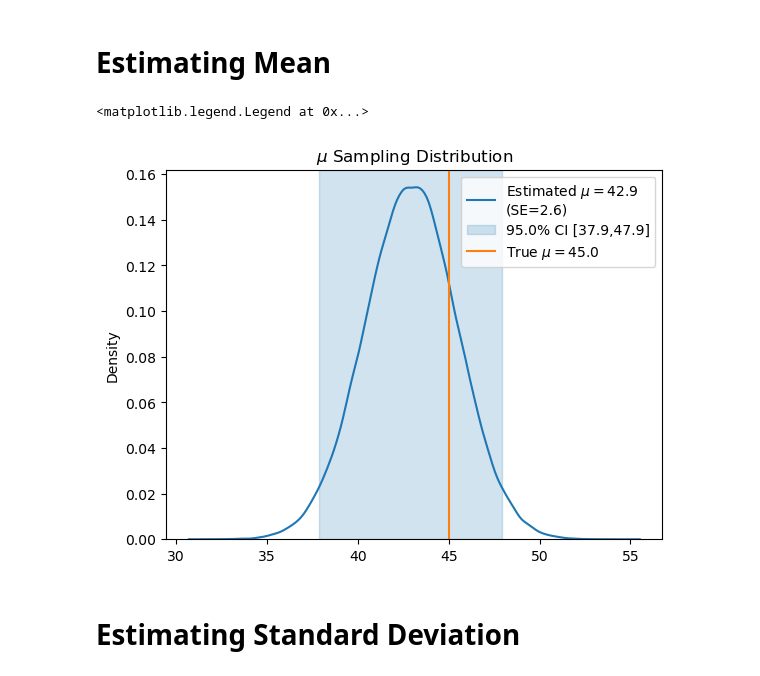
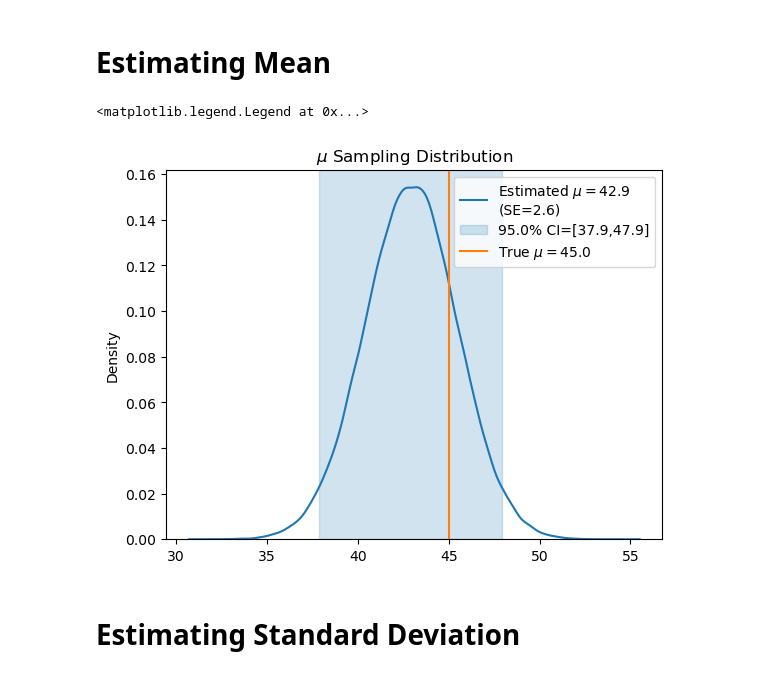
Before and after one commit to Rabeez/ds_learning, a Jupyter notebook: notebooks/bootstrap_simple.ipynb, the cells around one changed output. Saved outputs shown, nothing was run; the diff lists cells and outputs as text; code cells hidden in the pictures.

```diff
--- a/notebooks/bootstrap_simple.ipynb
+++ b/notebooks/bootstrap_simple.ipynb
@@ -67,35 +68,35 @@ sampled_mu = sample_stats.mean()
 sampled_std = sample_stats.std()
 _ci = 0.95
 ci = get_ci(sample_stats, _ci)
 
-fig, ax = plt.subplots()
+fig1, ax = plt.subplots()
 sns.kdeplot(
     sample_stats,
     label="Estimated $\\mu=$" + f"{sampled_mu:.1f}\n" + f"(SE={sampled_std:.1f})",
     color="C0",
     ax=ax,
 )
 
 ax.axvspan(
     *ci,
-    label=f"{_ci:.1%} CI [{ci[0]:.1f},{ci[1]:.1f}]",
+    label=f"{_ci:.1%} CI=[{ci[0]:.1f},{ci[1]:.1f}]",
     color="C0",
     alpha=0.2,
 )
 
 ax.axvline(
     x=true_mu,
     label="True $\\mu=" + f"{true_mu:.1f}$",
     color="C1",
 )
 
 ax.set(
     title="$\\mu$ Sampling Distribution",
 )
 
 ax.legend()
 # %% [output]
 <matplotlib.legend.Legend at 0x...>
-[figure, old version]
+[figure, new version]
 # %% [markdown]
 # Estimating Standard Deviation
```
Also changed, not shown: parts of 4 cells of this notebook.
